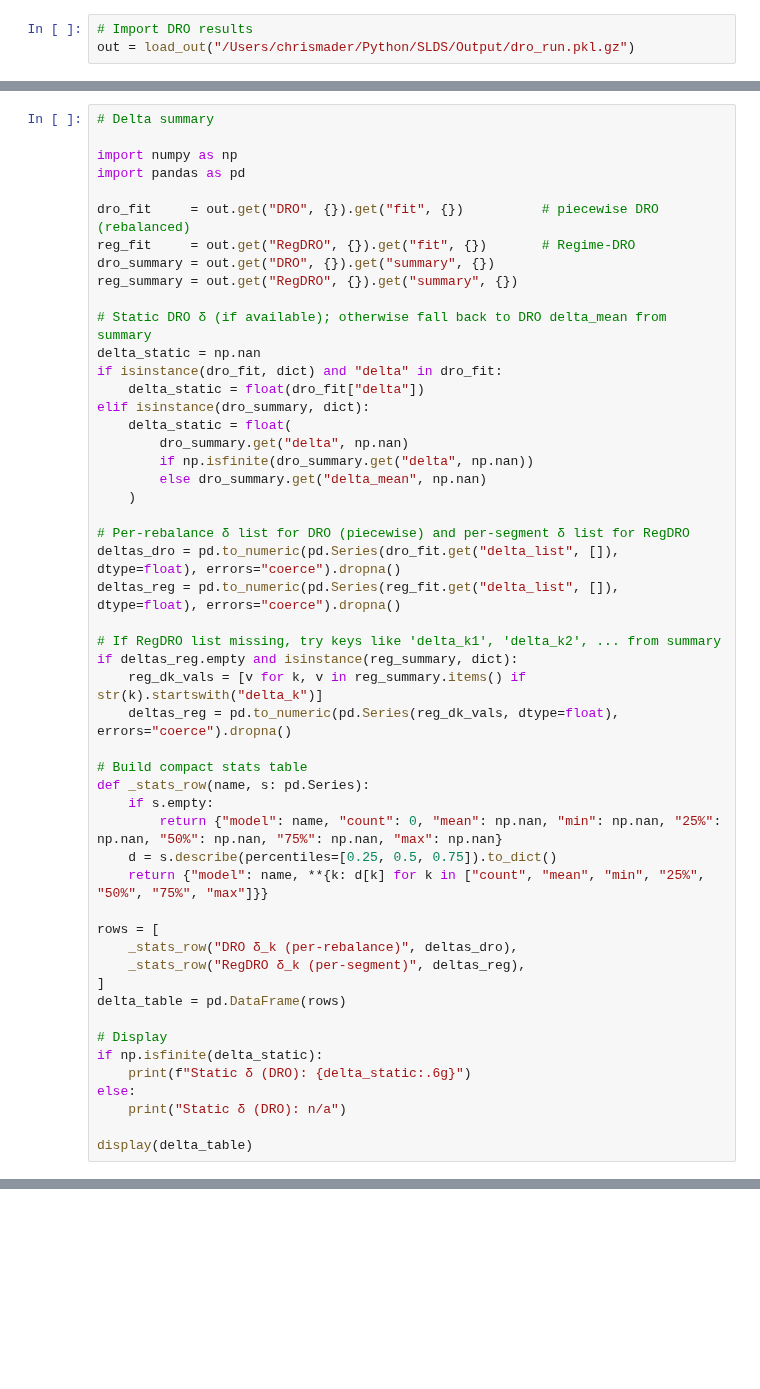
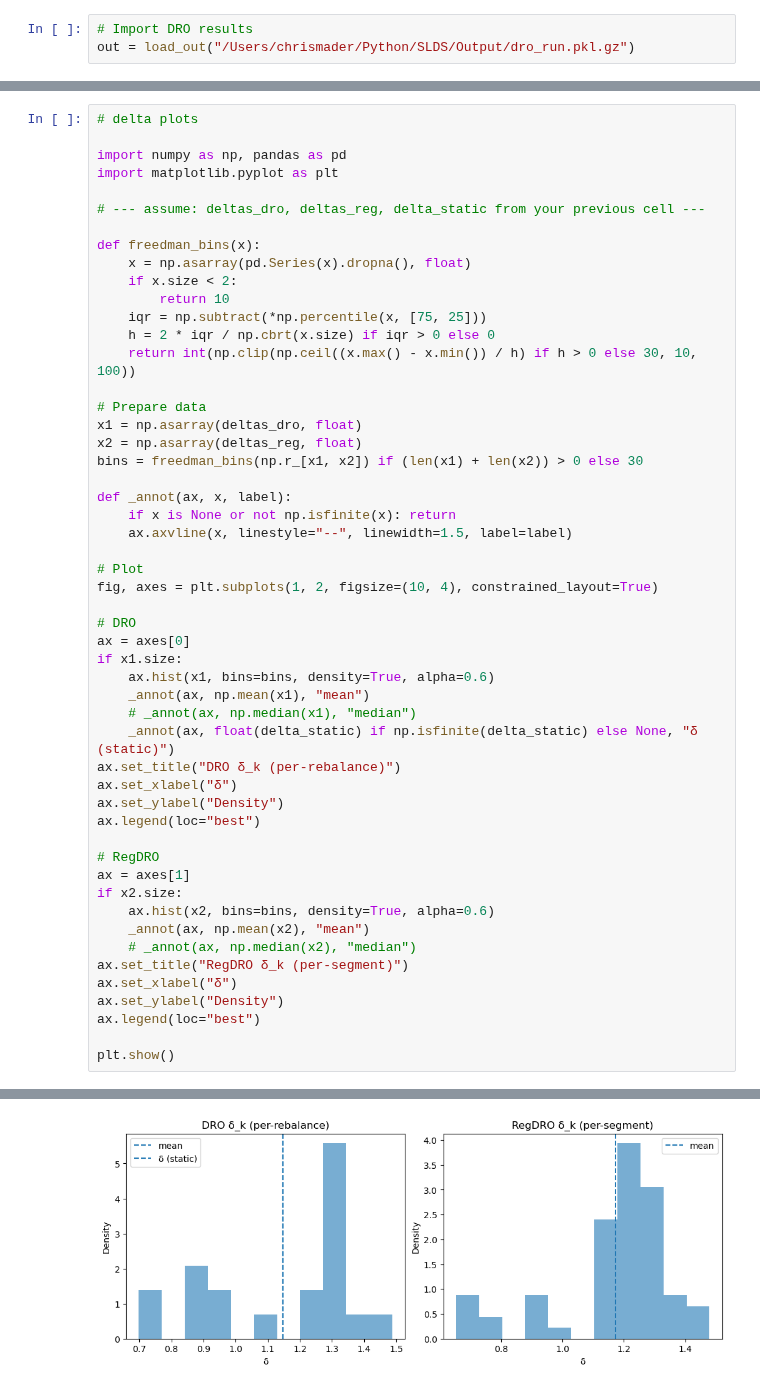
Before and after one commit to chrismader1/SLDS, a Jupyter notebook: DRO_analysis.ipynb, the cells around one changed output, grey strips where cells are left out. Saved outputs shown, nothing was run; the diff lists cells and outputs as text; blank space fills up the shorter version.

```diff
--- a/DRO_analysis.ipynb
+++ b/DRO_analysis.ipynb
@@ -34,52 +86,53 @@ display(tbl.loc[["mu_ann","sigma_ann","sharpe_ann","vol_breach","max_drawdown"]]
 # %%
-# Delta summary
+# delta plots
 
-import numpy as np
-import pandas as pd
+import numpy as np, pandas as pd
+import matplotlib.pyplot as plt
 
-dro_fit     = out.get("DRO", {}).get("fit", {})          # piecewise DRO (rebalanced)
-reg_fit     = out.get("RegDRO", {}).get("fit", {})       # Regime-DRO
-dro_summary = out.get("DRO", {}).get("summary", {})
-reg_summary = out.get("RegDRO", {}).get("summary", {})
+# --- assume: deltas_dro, deltas_reg, delta_static from your previous cell ---
 
-# Static DRO δ (if available); otherwise fall back to DRO delta_mean from summary
-delta_static = np.nan
-if isinstance(dro_fit, dict) and "delta" in dro_fit:
-    delta_static = float(dro_fit["delta"])
-elif isinstance(dro_summary, dict):
-    delta_static = float(
-        dro_summary.get("delta", np.nan)
-        if np.isfinite(dro_summary.get("delta", np.nan))
-        else dro_summary.get("delta_mean", np.nan)
-    )
+def freedman_bins(x):
+    x = np.asarray(pd.Series(x).dropna(), float)
+    if x.size < 2:
+        return 10
+    iqr = np.subtract(*np.percentile(x, [75, 25]))
+    h = 2 * iqr / np.cbrt(x.size) if iqr > 0 else 0
+    return int(np.clip(np.ceil((x.max() - x.min()) / h) if h > 0 else 30, 10, 100))
 
-# Per-rebalance δ list for DRO (piecewise) and per-segment δ list for RegDRO
-deltas_dro = pd.to_numeric(pd.Series(dro_fit.get("delta_list", []), dtype=float), errors="coerce").dropna()
-deltas_reg = pd.to_numeric(pd.Series(reg_fit.get("delta_list", []), dtype=float), errors="coerce").dropna()
+# Prepare data
+x1 = np.asarray(deltas_dro, float)
+x2 = np.asarray(deltas_reg, float)
+bins = freedman_bins(np.r_[x1, x2]) if (len(x1) + len(x2)) > 0 else 30
 
-# If RegDRO list missing, try keys like 'delta_k1', 'delta_k2', ... from summary
-if deltas_reg.empty and isinstance(reg_summary, dict):
-    reg_dk_vals = [v for k, v in reg_summary.items() if str(k).startswith("delta_k")]
-    deltas_reg = pd.to_numeric(pd.Series(reg_dk_vals, dtype=float), errors="coerce").dropna()
+def _annot(ax, x, label):
+    if x is None or not np.isfinite(x): return
+    ax.axvline(x, linestyle="--", linewidth=1.5, label=label)
 
-# Build compact stats table
-def _stats_row(name, s: pd.Series):
-    if s.empty:
-        return {"model": name, "count": 0, "mean": np.nan, "min": np.nan, "25%": np.nan, "50%": np.nan, "75%": np.nan, "max": np.nan}
-    d = s.describe(percentiles=[0.25, 0.5, 0.75]).to_dict()
-    return {"model": name, **{k: d[k] for k in ["count", "mean", "min", "25%", "50%", "75%", "max"]}}
+# Plot
+fig, axes = plt.subplots(1, 2, figsize=(10, 4), constrained_layout=True)
 
-rows = [
-    _stats_row("DRO δ_k (per-rebalance)", deltas_dro),
-    _stats_row("RegDRO δ_k (per-segment)", deltas_reg),
-]
-delta_table = pd.DataFrame(rows)
+# DRO
+ax = axes[0]
+if x1.size:
+    ax.hist(x1, bins=bins, density=True, alpha=0.6)
+    _annot(ax, np.mean(x1), "mean")
+    # _annot(ax, np.median(x1), "median")
+    _annot(ax, float(delta_static) if np.isfinite(delta_static) else None, "δ (static)")
+ax.set_title("DRO δ_k (per-rebalance)")
+ax.set_xlabel("δ")
+ax.set_ylabel("Density")
+ax.legend(loc="best")
 
-# Display
-if np.isfinite(delta_static):
-    print(f"Static δ (DRO): {delta_static:.6g}")
-else:
-    print("Static δ (DRO): n/a")
+# RegDRO
+ax = axes[1]
+if x2.size:
+    ax.hist(x2, bins=bins, density=True, alpha=0.6)
+    _annot(ax, np.mean(x2), "mean")
+    # _annot(ax, np.median(x2), "median")
+ax.set_title("RegDRO δ_k (per-segment)")
+ax.set_xlabel("δ")
+ax.set_ylabel("Density")
+ax.legend(loc="best")
 
-display(delta_table)
+plt.show()
 # %% [output]
@@ -90 +139,2 @@ Static δ (DRO): 0.893529
+[figure, added]
 # %%
```
Also changed, not shown: parts of 8 cells of this notebook, 9 other files.
